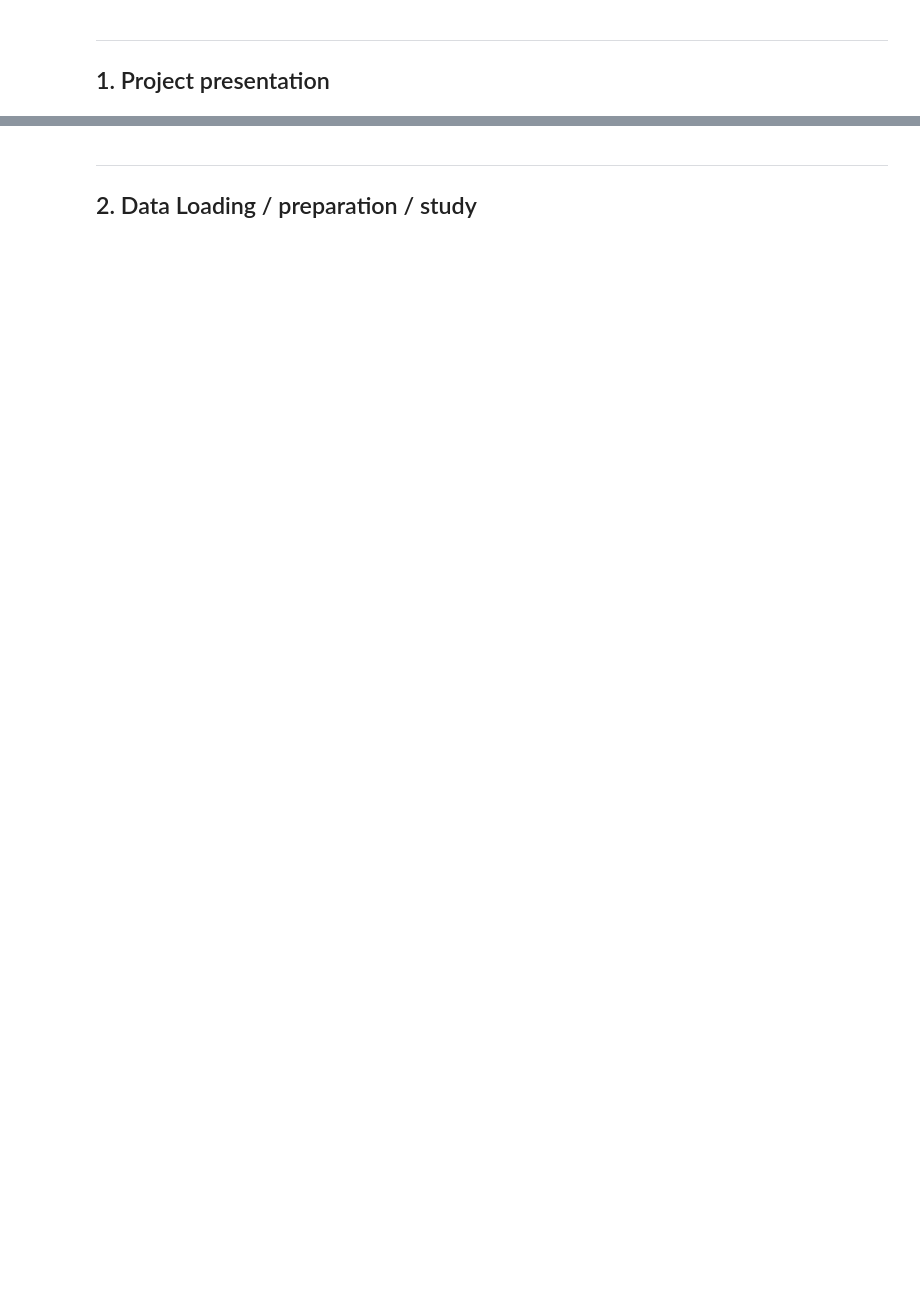
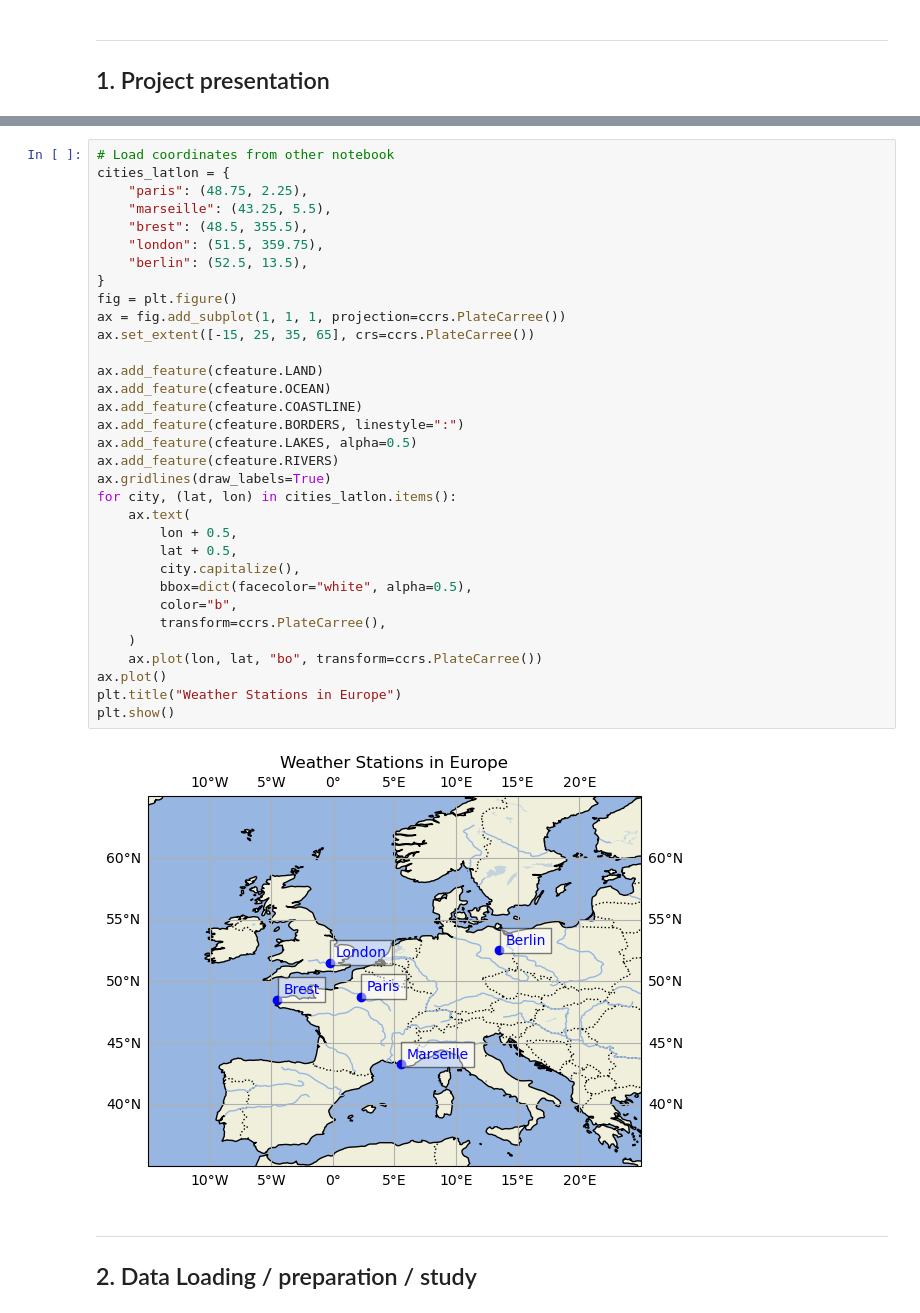
Before and after one commit to waddason/ML_ClimateEnergy_project2024, a Jupyter notebook: Main.ipynb, the cells around one changed output, grey strips where cells are left out. Cells and saved outputs as stored; diff of their text form; blank space fills up the shorter version.

```diff
--- a/Main.ipynb
+++ b/Main.ipynb
@@ -28,3 +53,38 @@ import xarray as xr
+# %%
+# Load coordinates from other notebook
+cities_latlon = {
+    "paris": (48.75, 2.25),
+    "marseille": (43.25, 5.5),
+    "brest": (48.5, 355.5),
+    "london": (51.5, 359.75),
+    "berlin": (52.5, 13.5),
+}
+fig = plt.figure()
+ax = fig.add_subplot(1, 1, 1, projection=ccrs.PlateCarree())
+ax.set_extent([-15, 25, 35, 65], crs=ccrs.PlateCarree())
+
+ax.add_feature(cfeature.LAND)
+ax.add_feature(cfeature.OCEAN)
+ax.add_feature(cfeature.COASTLINE)
+ax.add_feature(cfeature.BORDERS, linestyle=":")
+ax.add_feature(cfeature.LAKES, alpha=0.5)
+ax.add_feature(cfeature.RIVERS)
+ax.gridlines(draw_labels=True)
+for city, (lat, lon) in cities_latlon.items():
+    ax.text(
+        lon + 0.5,
+        lat + 0.5,
+        city.capitalize(),
+        bbox=dict(facecolor="white", alpha=0.5),
+        color="b",
+        transform=ccrs.PlateCarree(),
+    )
+    ax.plot(lon, lat, "bo", transform=ccrs.PlateCarree())
+ax.plot()
+plt.title("Weather Stations in Europe")
+plt.show()
+# %% [output]
+[figure, added]
 # %% [markdown]
 ---
 ## 2. Data Loading / preparation / study
```
Also changed, not shown: parts of 6 cells of this notebook, 9 other files.
